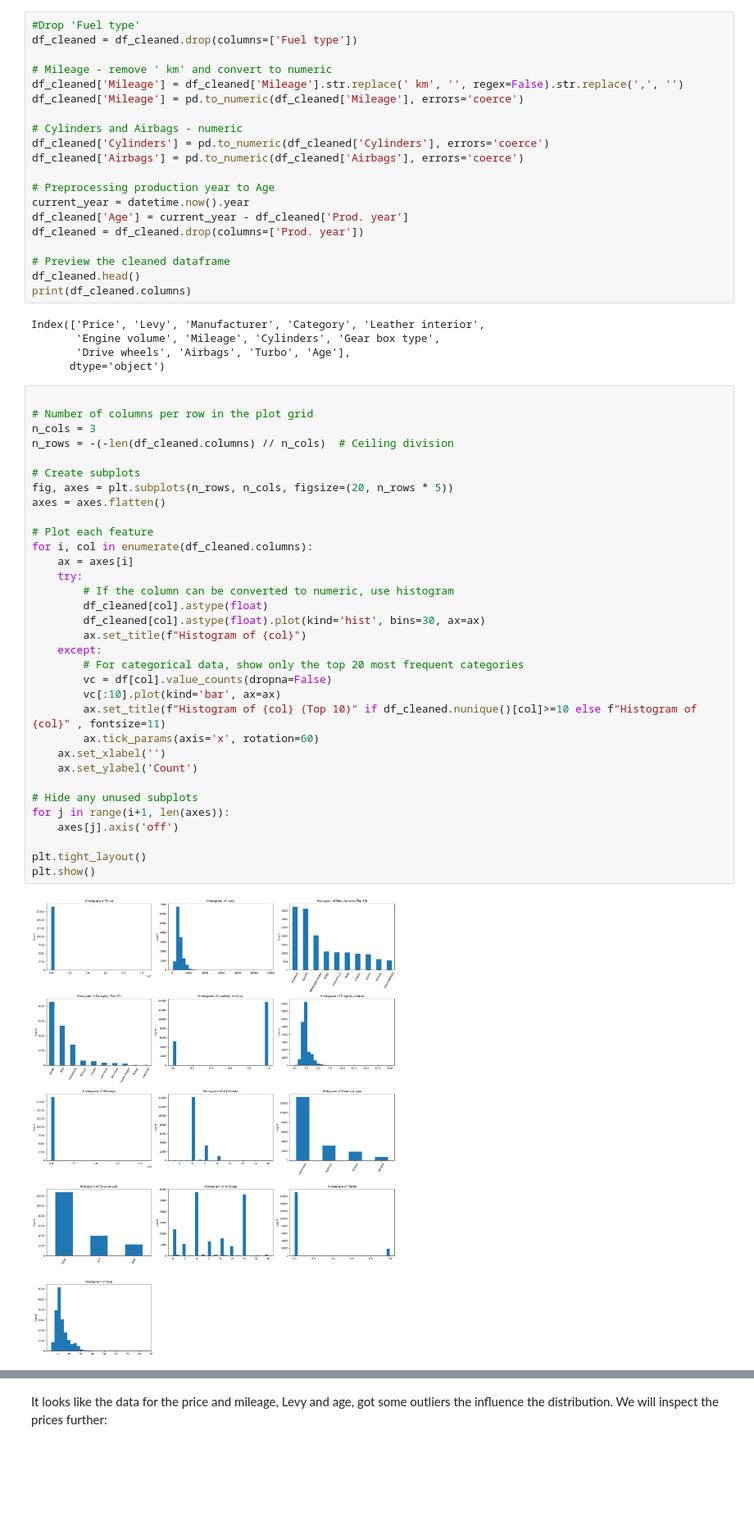
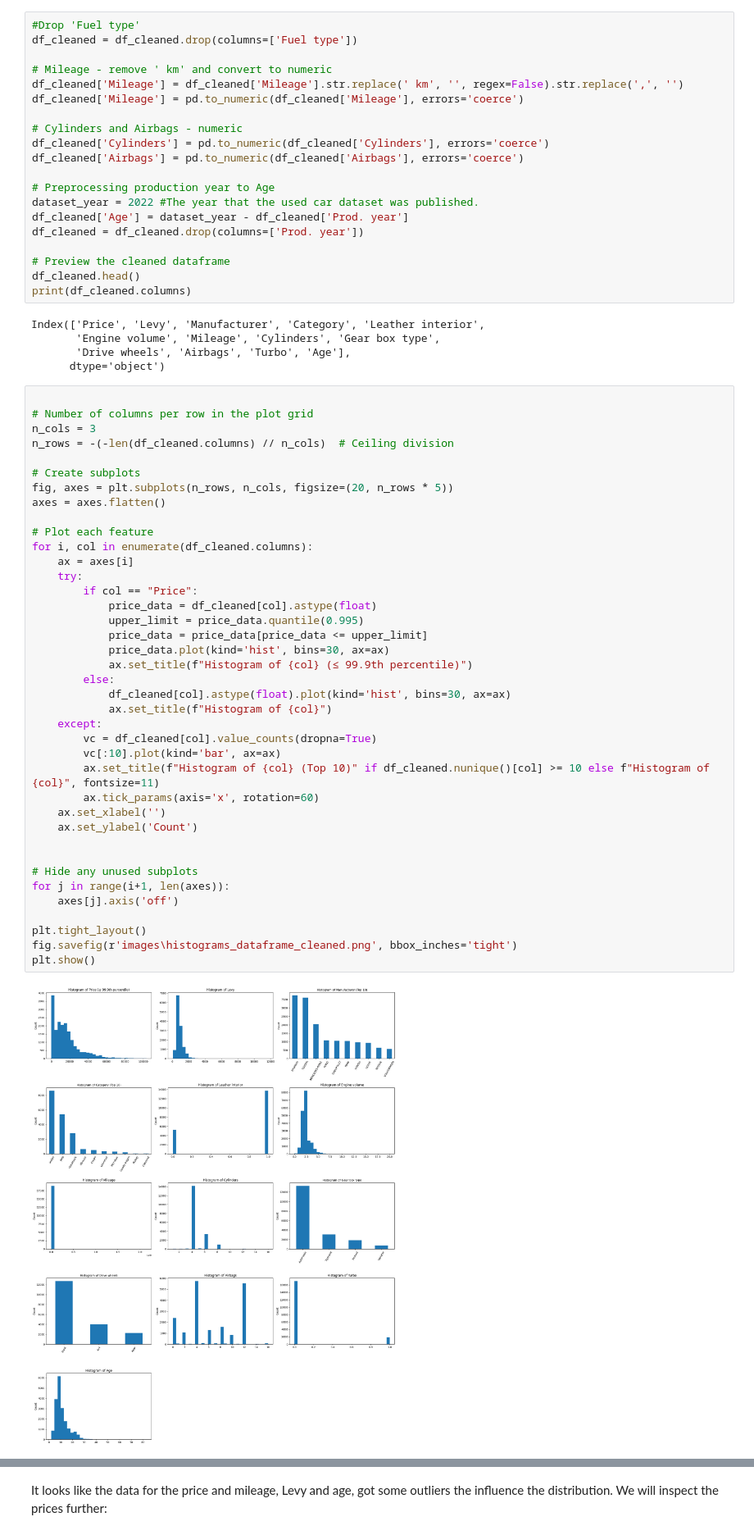
Before and after one commit to Harborg1/Model-Based-ML, a Jupyter notebook: model_based_ml_project.ipynb, the cells around one changed output, grey strips where cells are left out. Shown at 82% size. Drawn from its saved outputs; the diff is of its cells as text; blank space fills up the shorter version.

Commit message:
Added a better histogram for the price. Also changed the age parameter of the cars such that it is the difference between the date the dataset was published and the production year of the cars.

```diff
--- a/model_based_ml_project.ipynb
+++ b/model_based_ml_project.ipynb
@@ -205,8 +209,8 @@ df_cleaned['Cylinders'] = pd.to_numeric(df_cleaned['Cylinders'], errors='coerce'
 df_cleaned['Airbags'] = pd.to_numeric(df_cleaned['Airbags'], errors='coerce')
 
 # Preprocessing production year to Age
-current_year = datetime.now().year
-df_cleaned['Age'] = current_year - df_cleaned['Prod. year']
+dataset_year = 2022 #The year that the used car dataset was published.
+df_cleaned['Age'] = dataset_year - df_cleaned['Prod. year']
 df_cleaned = df_cleaned.drop(columns=['Prod. year'])
 
 # Preview the cleaned dataframe
@@ -220,38 +224,44 @@ Index(['Price', 'Levy', 'Manufacturer', 'Category', 'Leather interior',
 # %%
 
 # Number of columns per row in the plot grid
 n_cols = 3
 n_rows = -(-len(df_cleaned.columns) // n_cols)  # Ceiling division
 
 # Create subplots
 fig, axes = plt.subplots(n_rows, n_cols, figsize=(20, n_rows * 5))
 axes = axes.flatten()
 
 # Plot each feature
 for i, col in enumerate(df_cleaned.columns):
     ax = axes[i]
     try:
-        # If the column can be converted to numeric, use histogram
-        df_cleaned[col].astype(float)
-        df_cleaned[col].astype(float).plot(kind='hist', bins=30, ax=ax)
-        ax.set_title(f"Histogram of {col}")
+        if col == "Price":
+            price_data = df_cleaned[col].astype(float)
+            upper_limit = price_data.quantile(0.995)
+            price_data = price_data[price_data <= upper_limit]
+            price_data.plot(kind='hist', bins=30, ax=ax)
+            ax.set_title(f"Histogram of {col} (≤ 99.9th percentile)")
+        else:
+            df_cleaned[col].astype(float).plot(kind='hist', bins=30, ax=ax)
+            ax.set_title(f"Histogram of {col}")
     except:
-        # For categorical data, show only the top 20 most frequent categories
-        vc = df[col].value_counts(dropna=False)
+        vc = df_cleaned[col].value_counts(dropna=True)
         vc[:10].plot(kind='bar', ax=ax)
-        ax.set_title(f"Histogram of {col} (Top 10)" if df_cleaned.nunique()[col]>=10 else f"Histogram of {col}" , fontsize=11)
+        ax.set_title(f"Histogram of {col} (Top 10)" if df_cleaned.nunique()[col] >= 10 else f"Histogram of {col}", fontsize=11)
         ax.tick_params(axis='x', rotation=60)
     ax.set_xlabel('')
     ax.set_ylabel('Count')
+
 
 # Hide any unused subplots
 for j in range(i+1, len(axes)):
     axes[j].axis('off')
 
 plt.tight_layout()
+fig.savefig(r'images\histograms_dataframe_cleaned.png', bbox_inches='tight')
 plt.show()
 # %% [output]
-[figure, old version]
+[figure, new version]
 # %%
 print("Descriptive Statistics:")
 df_cleaned.describe().T
```
Also changed, not shown: parts of 36 cells of this notebook, 9 other files.
